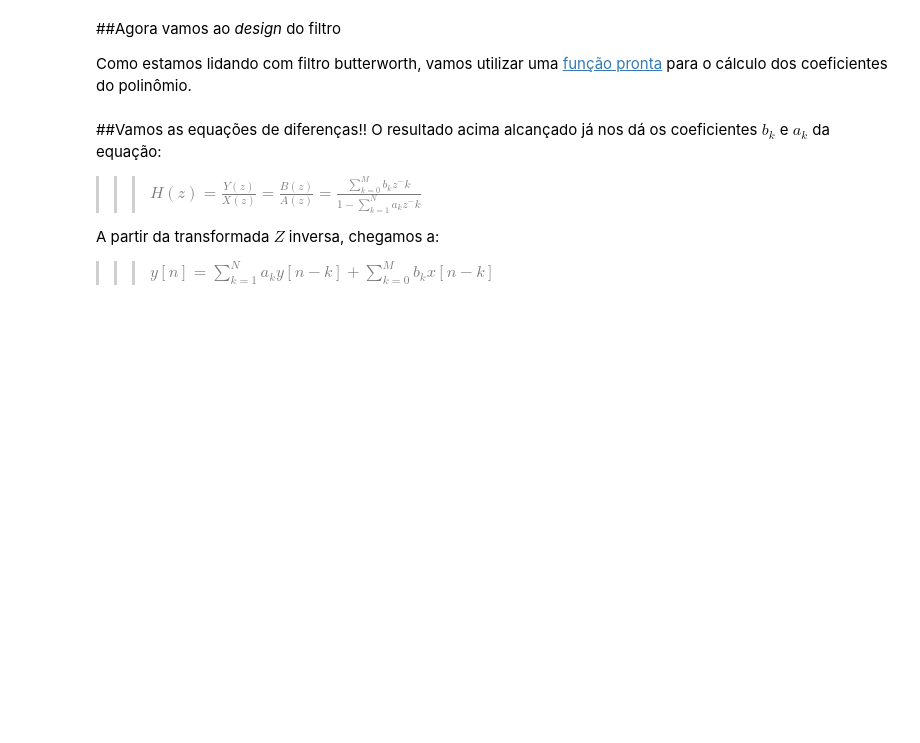
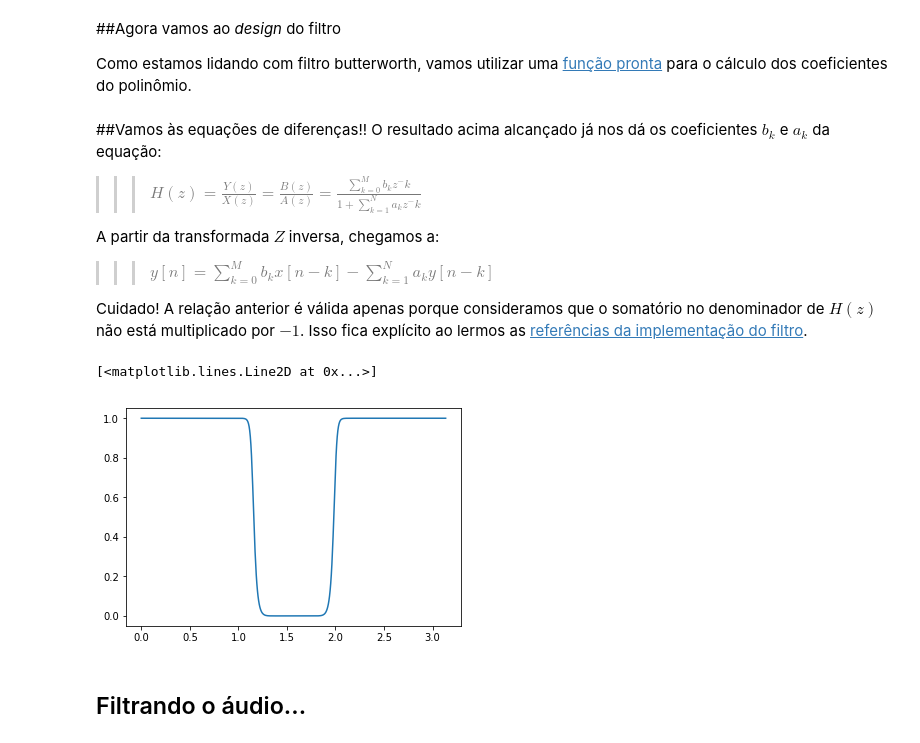
Before and after one commit to mtxslv/digitalprocessingsimulations, a Jupyter notebook: IIRstopbandFilter.ipynb, the cells around one changed output. Drawn from its saved outputs; the diff is of its cells as text; code cells hidden in the pictures; blank space fills up the shorter version.

```diff
--- a/IIRstopbandFilter.ipynb
+++ b/IIRstopbandFilter.ipynb
@@ -14,7 +41,7 @@ delta = 0.01 # Na banda de rejeição
 ##Cálculo dos amortecimentos (dB) e das frequências importantes
 Ora, os amortecimentos são importantes pra se calcular a ordem do [filtro](https://en.wikipedia.org/wiki/Butterworth_filter). As frequências de rejeição e passagem nos indicam onde "cortar" as componentes do sinal.
 # %%
-ganho_pas = 20*np.log10(epsilon) # ~-34
+ganho_pas = 20*np.log10(1-epsilon) # ~-0.1755
 ganho_rej = 20*np.log10(delta) # -40
 # %%
 omega_pas = [0.35, 0.65]
@@ -33,10 +62,12 @@ b,a = signal.butter(N,Wn,'bandstop')
 # b = [5.24319516e-02 1.61394248e-07 1.04863903e-01 1.61394248e-07 5.24319516e-02]
 # a = [1.00000000e+00  5.72517329e-07 -1.25602799e+00 -2.49728833e-07 4.65755795e-01]
 # %% [markdown]
-##Vamos as equações de diferenças!!
+##Vamos às equações de diferenças!!
 O resultado acima alcançado já nos dá os coeficientes $b_k$ e $a_k$ da equação:
 
- >>>  $H(z) = \frac{Y(z)}{X(z)} = \frac{B(z)}{A(z)}=   \frac{\sum_{k=0}^{M}b_kz^-k}{1 - \sum_{k=1}^{N}a_kz^-k}  $
+ >>>  $H(z) = \frac{Y(z)}{X(z)} = \frac{B(z)}{A(z)}=   \frac{\sum_{k=0}^{M}b_kz^-k}{1 + \sum_{k=1}^{N}a_kz^-k}  $
 
  A partir da transformada $Z$ inversa, chegamos a:
- >>> $ y[n] = \sum_{k=1}^Na_ky[n-k] + \sum_{k=0}^{M}b_kx[n-k]$
+ >>> $ y[n] = \sum_{k=0}^{M}b_kx[n-k] - \sum_{k=1}^Na_ky[n-k]$
+
+ Cuidado! A relação anterior é válida apenas porque consideramos que o somatório no denominador de $H(z)$ não está multiplicado por $-1$. Isso fica explícito ao lermos as [referências da implementação do filtro](https://docs.scipy.org/doc/scipy/reference/generated/scipy.signal.lfilter.html).
@@ -44,0 +74,11 @@ O resultado acima alcançado já nos dá os coeficientes $b_k$ e $a_k$ da equaç
+# %%
+# Let's see the filter we have designed
+
+w, H = signal.freqz(b,a)
+# %%
+plt.plot(w,np.abs(H))
+# %% [output]
+[<matplotlib.lines.Line2D at 0x...>]
+[figure, added]
+# %% [markdown]
+## Filtrando o áudio...
```
Also changed, not shown: parts of 16 cells of this notebook.
